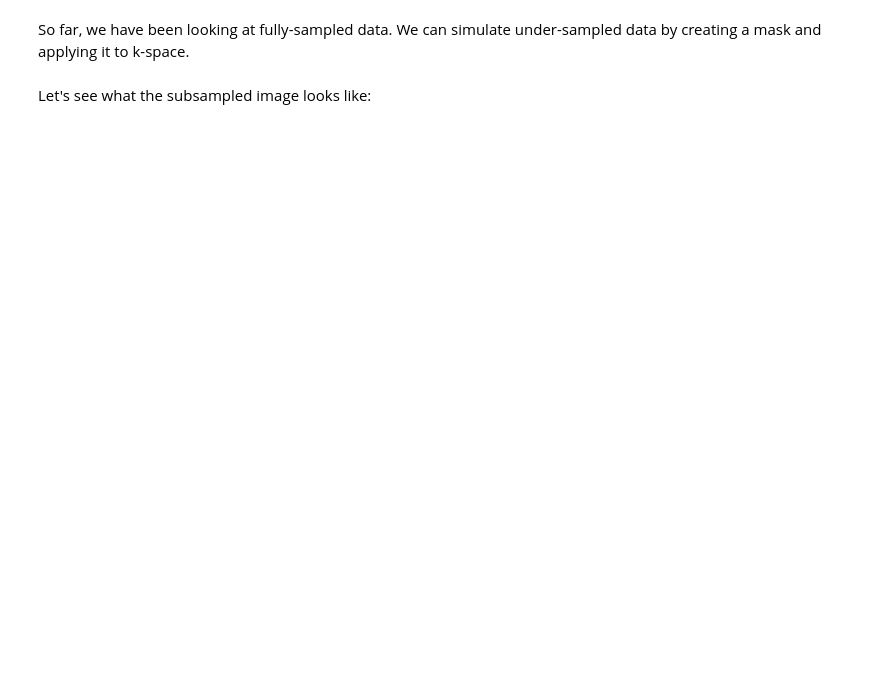
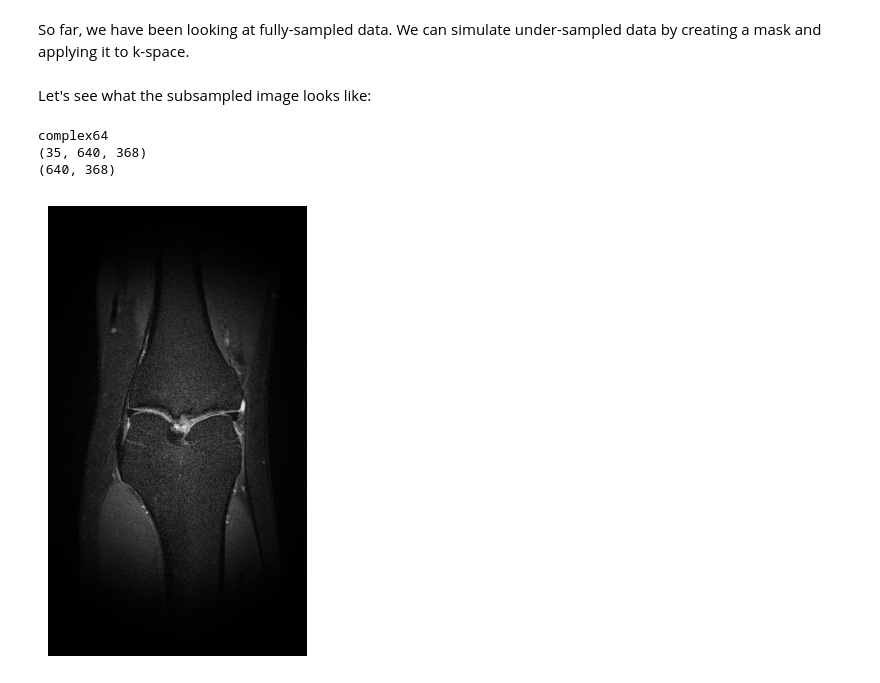
Before and after one commit to mdas64/fastMRI, a Jupyter notebook: fastMRI_tutorial.ipynb, the cells around one changed output. Cells and saved outputs as stored; diff of their text form; code cells hidden in the pictures; blank space fills up the shorter version.

```diff
--- a/fastMRI_tutorial.ipynb
+++ b/fastMRI_tutorial.ipynb
@@ -104,0 +119,47 @@ plt.imshow(np.abs(sampled_image_rss.numpy()), cmap='gray')
+# %%
+# Set dataset index to visualize
+datasetInd = "1000000"
+# %%
+from scipy.ndimage import gaussian_filter
+
+#VISUALIZE ORIGINAL K-SPACE
+file_name = "singlecoil_val/file" + datasetInd + ".h5"
+hf = h5py.File(file_name)
+
+# print('Keys:', list(hf.keys()))
+# print('Attrs:', dict(hf.attrs))
+
+volume_kspace = hf['kspace'][()]
+print(volume_kspace.dtype)
+print(volume_kspace.shape)
+
+slice_kspace = volume_kspace[20] # Choosing the 20-th slice of this volume
+
+print(slice_kspace.shape)
+#test: apply gaussian noise to k-space
+slice_kspace = gaussian_filter(slice_kspace, sigma=0.75)
+
+def show_coils(data, slice_nums, cmap=None):
+    fig = plt.figure()
+    for i, num in enumerate(slice_nums):
+        plt.subplot(1, len(slice_nums), i + 1)
+        plt.imshow(data[num], cmap=cmap)
+
+def show_slice(slice_kspace):
+    plt.figure()
+    plt.imshow(slice_kspace, cmap='gray')
+    plt.axis('off')
+    plt.tight_layout()
+    plt.show()
+
+slice_kspace2 = T.to_tensor(slice_kspace)      # Convert from numpy array to pytorch tensor
+slice_image = fastmri.ifft2c(slice_kspace2)           # Apply Inverse Fourier Transform to get the complex image
+slice_image_abs = fastmri.complex_abs(slice_image)   # Compute absolute value to get a real image
+
+# show_coils(slice_image_abs, [0, 5, 10], cmap='gray')
+show_slice(slice_image_abs)
+# %% [output]
+complex64
+(35, 640, 368)
+(640, 368)
+[figure, added]
```
Also changed, not shown: parts of 11 cells of this notebook, 8 other files.
